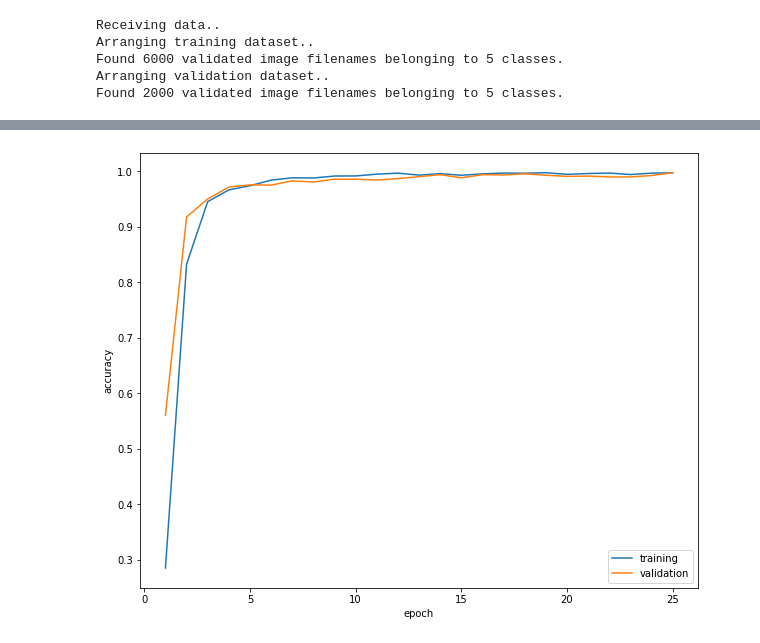
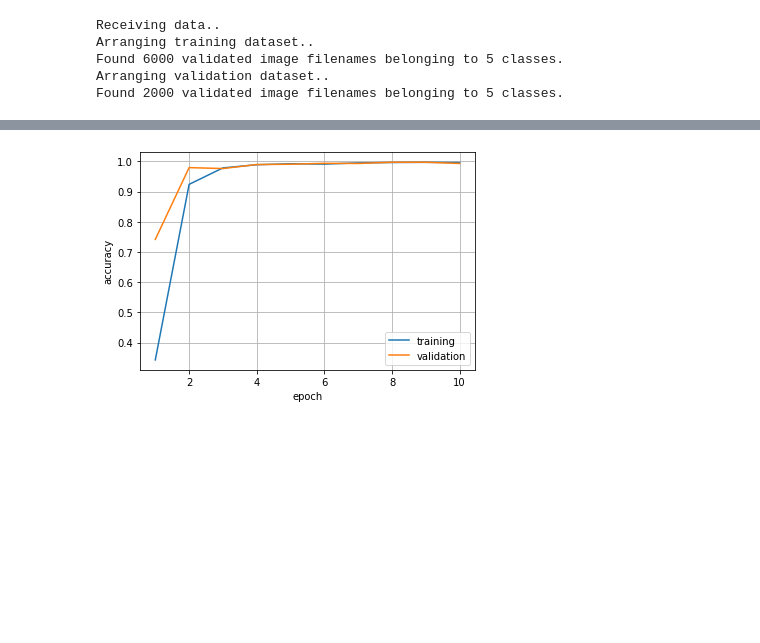
Before and after one commit to uclshyhhao/AMLS_19-20_LSH_SN16067637, a Jupyter notebook: B1/Faceshape_B1.ipynb, the cells around one changed output, grey strips where cells are left out. Cells and saved outputs as stored; diff of their text form; code cells hidden in the pictures; blank space fills up the shorter version.

```diff
--- a/B1/Faceshape_B1.ipynb
+++ b/B1/Faceshape_B1.ipynb
@@ -341,7 +333,6 @@ from keras.models import Sequential
 from keras.layers import Conv2D, MaxPooling2D, BatchNormalization
 from keras.layers import Activation, Dropout, Flatten, Dense
 from keras.preprocessing import image
-from keras.preprocessing.image import ImageDataGenerator
 
 model = Sequential()
 
@@ -356,7 +347,7 @@ model.add(Activation("relu"))
 model.add(Conv2D(48, (3,3)))
 model.add(Activation("relu"))
 
-model.add(Conv2D(96, (3,3)))
+model.add(Conv2D(72, (3,3)))
 model.add(Activation("relu"))
 model.add(MaxPooling2D(pool_size=(2,2)))
 
@@ -393,7 +384,7 @@ cnn_training = model.fit_generator(train_gen,
                                    steps_per_epoch = train_gen.samples // 32,
                                    validation_data = val_gen,
                                    validation_steps = val_gen.samples // 32,
-                                   epochs = 25
+                                   epochs = 10
                                   )
 print(datetime.now() - start)
 # %% [output]
@@ -417,17 +408,17 @@ Epoch 25/25
 # %%
-num_epochs = 25
+num_epochs = 10
 epoch_nums = range(1,num_epochs+1)
 training_acc = cnn_training.history['acc']
 validation_acc = cnn_training.history['val_acc']
-plt.figure(figsize=(10,8))
 plt.plot(epoch_nums, training_acc)
 plt.plot(epoch_nums, validation_acc)
+plt.grid()
 plt.xlabel('epoch')
 plt.ylabel('accuracy')
 plt.legend(['training', 'validation'], loc='lower right')
 plt.show()
 # %% [output]
-[figure, old version]
+[figure, new version]
 # %%
 print("Generating predictions from validation data..")
 
```
Also changed, not shown: parts of 17 cells of this notebook, 6 other files.
